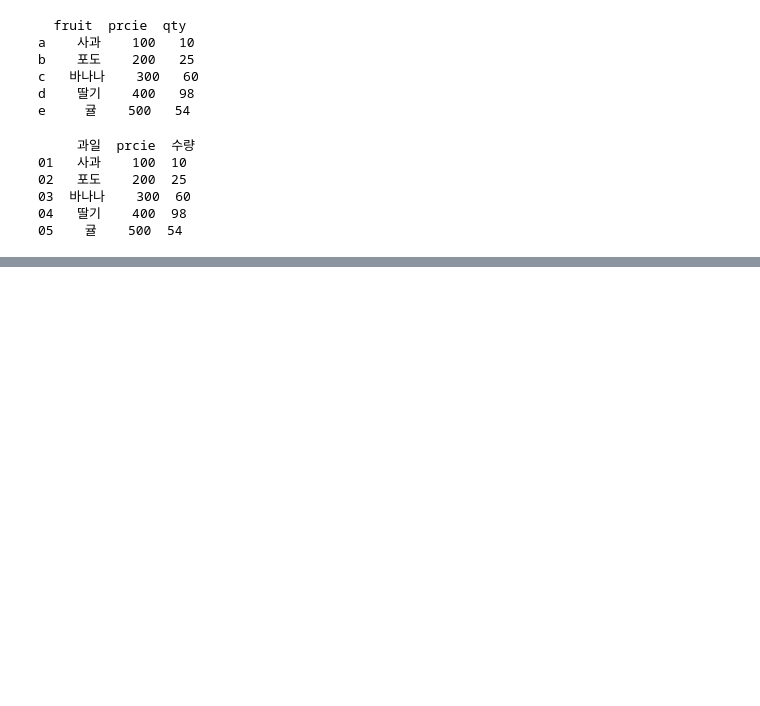
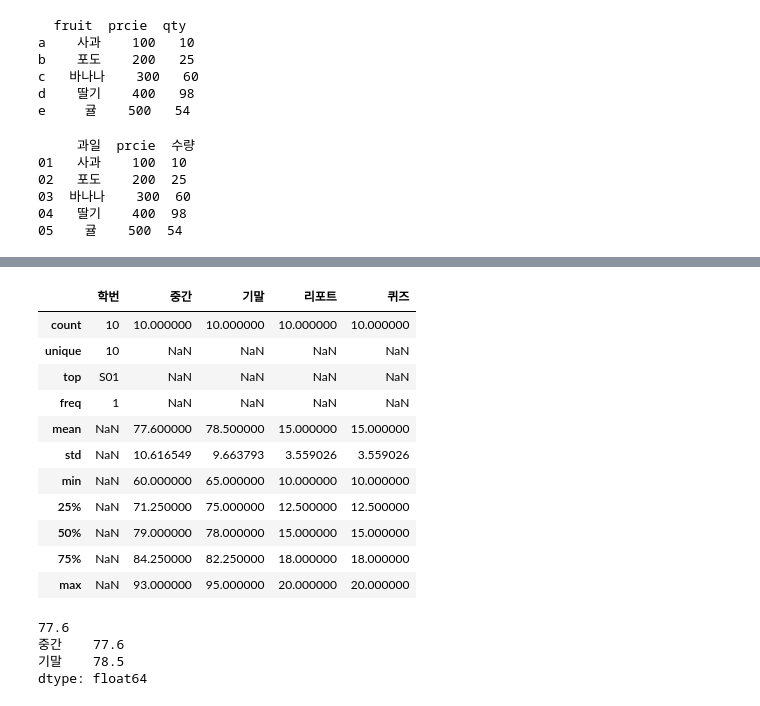
Before and after one commit to JaehwanKim00/-, a Jupyter notebook: Part01/ch02.ipynb, the cells around one changed output, grey strips where cells are left out. Saved outputs shown, nothing was run; the diff lists cells and outputs as text; code cells hidden in the pictures; blank space fills up the shorter version.

```diff
--- a/Part01/ch02.ipynb
+++ b/Part01/ch02.ipynb
@@ -233,0 +241,2 @@ print(df1)
+# %%
+df1 = pd.read_csv('/content/drive/MyDrive/빅분기_실기/data/csv/df_sample.csv')
@@ -233,0 +285,23 @@ print(df1)
+# %%
+df1.describe(include='all')
+# %% [output]
+|  | 학번 | 중간 | 기말 | 리포트 | 퀴즈 |
+| count | 10 | 10.000000 | 10.000000 | 10.000000 | 10.000000 |
+| unique | 10 | NaN | NaN | NaN | NaN |
+| top | S01 | NaN | NaN | NaN | NaN |
+| freq | 1 | NaN | NaN | NaN | NaN |
+| mean | NaN | 77.600000 | 78.500000 | 15.000000 | 15.000000 |
+| std | NaN | 10.616549 | 9.663793 | 3.559026 | 3.559026 |
+| min | NaN | 60.000000 | 65.000000 | 10.000000 | 10.000000 |
+| 25% | NaN | 71.250000 | 75.000000 | 12.500000 | 12.500000 |
+| 50% | NaN | 79.000000 | 78.000000 | 15.000000 | 15.000000 |
+| 75% | NaN | 84.250000 | 82.250000 | 18.000000 | 18.000000 |
+| max | NaN | 93.000000 | 95.000000 | 20.000000 | 20.000000 |
+# %%
+print(df1['중간'].mean())
+print(df1[['중간','기말']].mean())
+# %% [output]
+77.6
+중간    77.6
+기말    78.5
+dtype: float64
```
Also changed, not shown: parts of 23 cells of this notebook.
